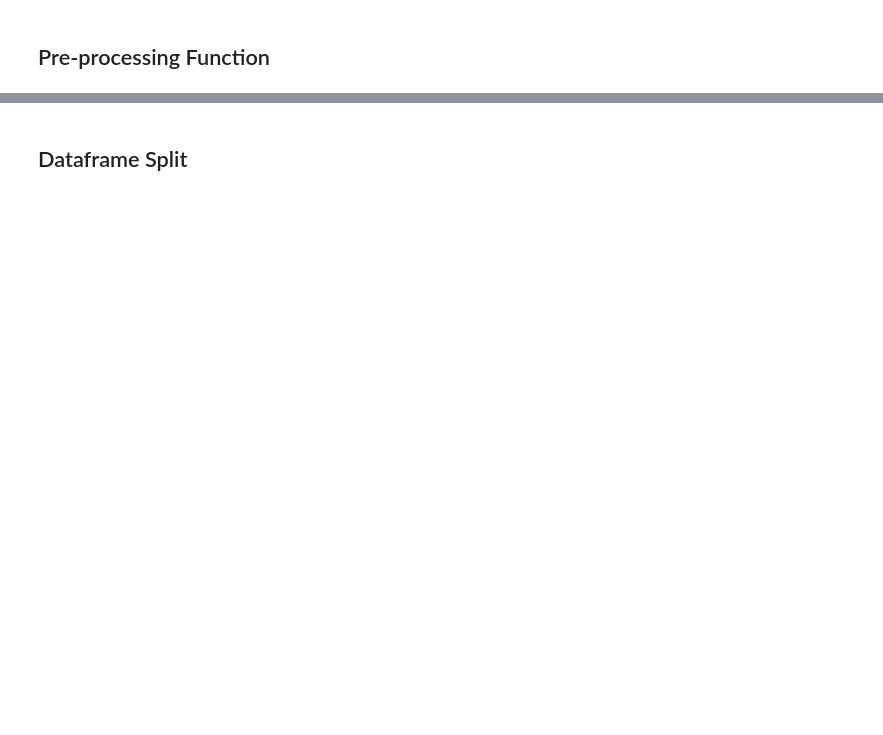
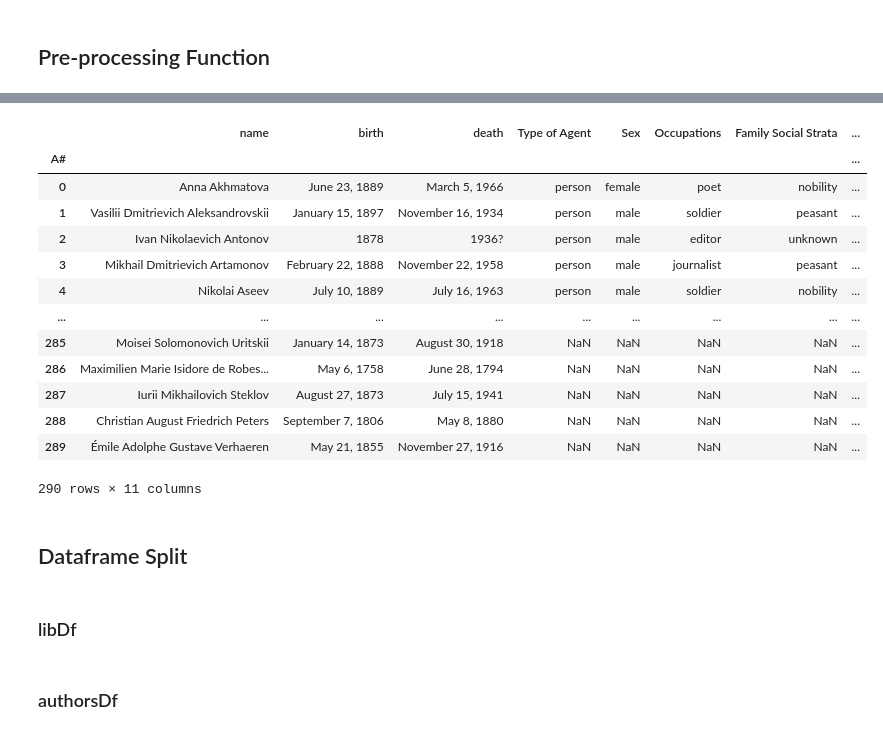
Before and after one commit to kollektivminds/mpgrr, a Jupyter notebook: maprr_intro.ipynb, the cells around one changed output, grey strips where cells are left out. Saved outputs shown, nothing was run; the diff lists cells and outputs as text; code cells hidden in the pictures; blank space fills up the shorter version.

```diff
--- a/maprr_intro.ipynb
+++ b/maprr_intro.ipynb
@@ -105,2 +265,23 @@ for file in pathList:
+# %%
+AsDf = pd.read_csv('AsDf.csv').drop(columns=['Unnamed: 0'])
+AsDf.index.name = 'A#'
+AsDf
+# %% [output]
+|  | name | birth | death | Type of Agent | Sex | Occupations | Family Social Strata | ... |
+| A# |  |  |  |  |  |  |  | ... |
+| 0 | Anna Akhmatova | June 23, 1889 | March 5, 1966 | person | female | poet | nobility | ... |
+| 1 | Vasilii Dmitrievich Aleksandrovskii | January 15, 1897 | November 16, 1934 | person | male | soldier | peasant | ... |
+| 2 | Ivan Nikolaevich Antonov | 1878 | 1936? | person | male | editor | unknown | ... |
+| 3 | Mikhail Dmitrievich Artamonov | February 22, 1888 | November 22, 1958 | person | male | journalist | peasant | ... |
+| 4 | Nikolai Aseev | July 10, 1889 | July 16, 1963 | person | male | soldier | nobility | ... |
+| ... | ... | ... | ... | ... | ... | ... | ... | ... |
+| 285 | Moisei Solomonovich Uritskii | January 14, 1873 | August 30, 1918 | NaN | NaN | NaN | NaN | ... |
+| 286 | Maximilien Marie Isidore de Robes... | May 6, 1758 | June 28, 1794 | NaN | NaN | NaN | NaN | ... |
+| 287 | Iurii Mikhailovich Steklov | August 27, 1873 | July 15, 1941 | NaN | NaN | NaN | NaN | ... |
+| 288 | Christian August Friedrich Peters | September 7, 1806 | May 8, 1880 | NaN | NaN | NaN | NaN | ... |
+| 289 | Émile Adolphe Gustave Verhaeren | May 21, 1855 | November 27, 1916 | NaN | NaN | NaN | NaN | ... |
+290 rows × 11 columns
 # %% [markdown]
 ## Dataframe Split
+# %% [markdown]
+### libDf
@@ -107 +292,3 @@ for file in pathList:
+# %% [markdown]
+### authorsDf
 # %%
```
Also changed, not shown: parts of 22 cells of this notebook, 2 other files.
